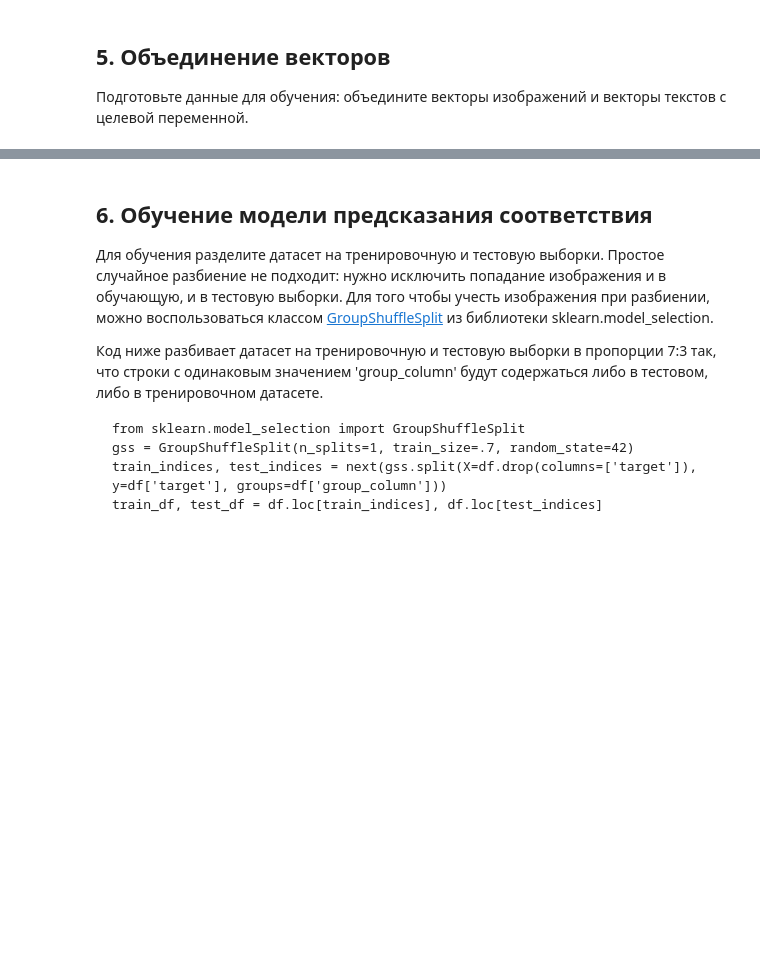
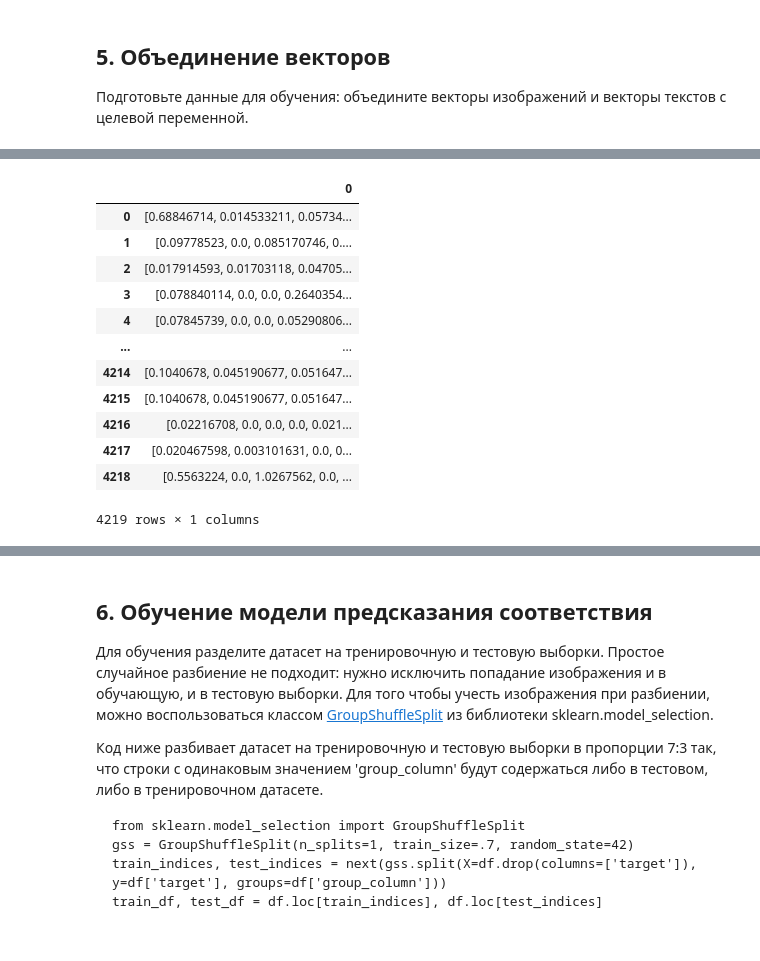
Before and after one commit to 9yx/image_search, a Jupyter notebook: project4.ipynb, the cells around one changed output, grey strips where cells are left out. Saved outputs shown, nothing was run; the diff lists cells and outputs as text; code cells hidden in the pictures; blank space fills up the shorter version.

```diff
--- a/project4.ipynb
+++ b/project4.ipynb
@@ -679,0 +701,16 @@ text_embedding = text_embedding(train_dataset_df['query_text'])
+# %%
+pd.DataFrame(image_embedding)
+# %% [output]
+|  | 0 |
+| 0 | [0.68846714, 0.014533211, 0.05734... |
+| 1 | [0.09778523, 0.0, 0.085170746, 0.... |
+| 2 | [0.017914593, 0.01703118, 0.04705... |
+| 3 | [0.078840114, 0.0, 0.0, 0.2640354... |
+| 4 | [0.07845739, 0.0, 0.0, 0.05290806... |
+| ... | ... |
+| 4214 | [0.1040678, 0.045190677, 0.051647... |
+| 4215 | [0.1040678, 0.045190677, 0.051647... |
+| 4216 | [0.02216708, 0.0, 0.0, 0.0, 0.021... |
+| 4217 | [0.020467598, 0.003101631, 0.0, 0... |
+| 4218 | [0.5563224, 0.0, 1.0267562, 0.0, ... |
+4219 rows × 1 columns
```
Also changed, not shown: parts of 11 cells of this notebook.
